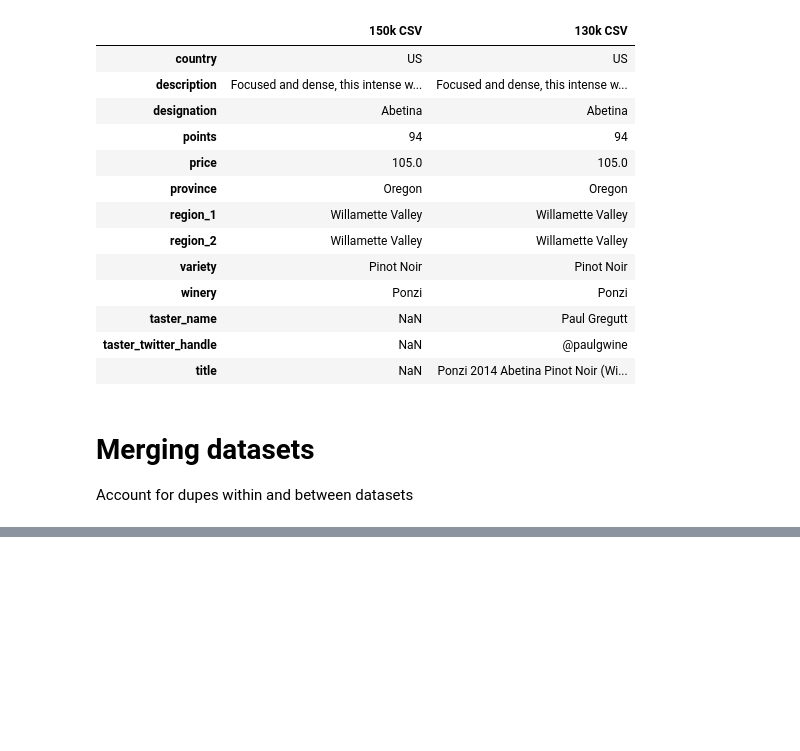
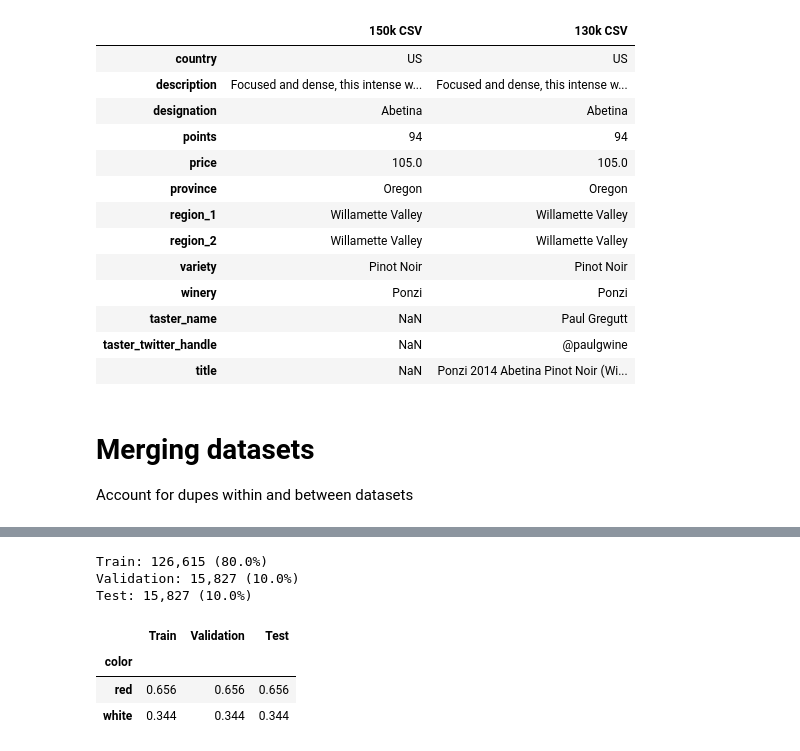
Before and after one commit to Dilraj112358/4401project3, a Jupyter notebook: minh_eda.ipynb, the cells around one changed output, grey strips where cells are left out. Cells and saved outputs as stored; diff of their text form; code cells hidden in the pictures; blank space fills up the shorter version.

```diff
--- a/minh_eda.ipynb
+++ b/minh_eda.ipynb
@@ -2,9 +2,9 @@
 import pandas as pd
 import numpy as np
 # %%
-df = pd.read_csv('~/Downloads/archive (6)/winemag-data_first150k.csv')
-df2 = pd.read_csv('~/Downloads/archive (6)/winemag-data-130k-v2.csv')
-df3 = pd.read_json('~/Downloads/archive (6)/winemag-data-130k-v2.json')
+df = pd.read_csv('../data_folder/archive/winemag-data_first150k.csv')
+df2 = pd.read_csv('../data_folder/archive/winemag-data-130k-v2.csv')
+df3 = pd.read_json('../data_folder/archive/winemag-data-130k-v2.json')
 # %%
 from itertools import combinations
 
@@ -336,0 +361,52 @@ combined_clean.to_parquet("df_combined.parquet", index=False)
+# %%
+from sklearn.model_selection import train_test_split
+import pandas as pd
+
+# Keep only red and white wines
+df = df_clean.copy()
+df["color"] = df["color"].str.lower().str.strip()
+df = df[df["color"].isin(["red", "white"])].copy()
+
+# 80% train, 20% temporary
+train_df, temp_df = train_test_split(
+    df,
+    test_size=0.20,
+    stratify=df["color"],
+    random_state=42
+)
+
+# 10% validation, 10% test
+val_df, test_df = train_test_split(
+    temp_df,
+    test_size=0.50,
+    stratify=temp_df["color"],
+    random_state=42
+)
+
+# Features and target
+X_train, y_train = train_df["description"], train_df["color"]
+X_val, y_val = val_df["description"], val_df["color"]
+X_test, y_test = test_df["description"], test_df["color"]
+
+# Check split sizes
+for name, data in [
+    ("Train", train_df),
+    ("Validation", val_df),
+    ("Test", test_df)
+]:
+    print(f"{name}: {len(data):,} ({len(data)/len(df):.1%})")
+
+# Check class distribution
+display(pd.DataFrame({
+    "Train": y_train.value_counts(normalize=True),
+    "Validation": y_val.value_counts(normalize=True),
+    "Test": y_test.value_counts(normalize=True)
+}).round(3))
+# %% [output]
+Train: 126,615 (80.0%)
+Validation: 15,827 (10.0%)
+Test: 15,827 (10.0%)
+|  | Train | Validation | Test |
+| color |  |  |  |
+| red | 0.656 | 0.656 | 0.656 |
+| white | 0.344 | 0.344 | 0.344 |
```
Also changed, not shown: parts of 6 cells of this notebook.
